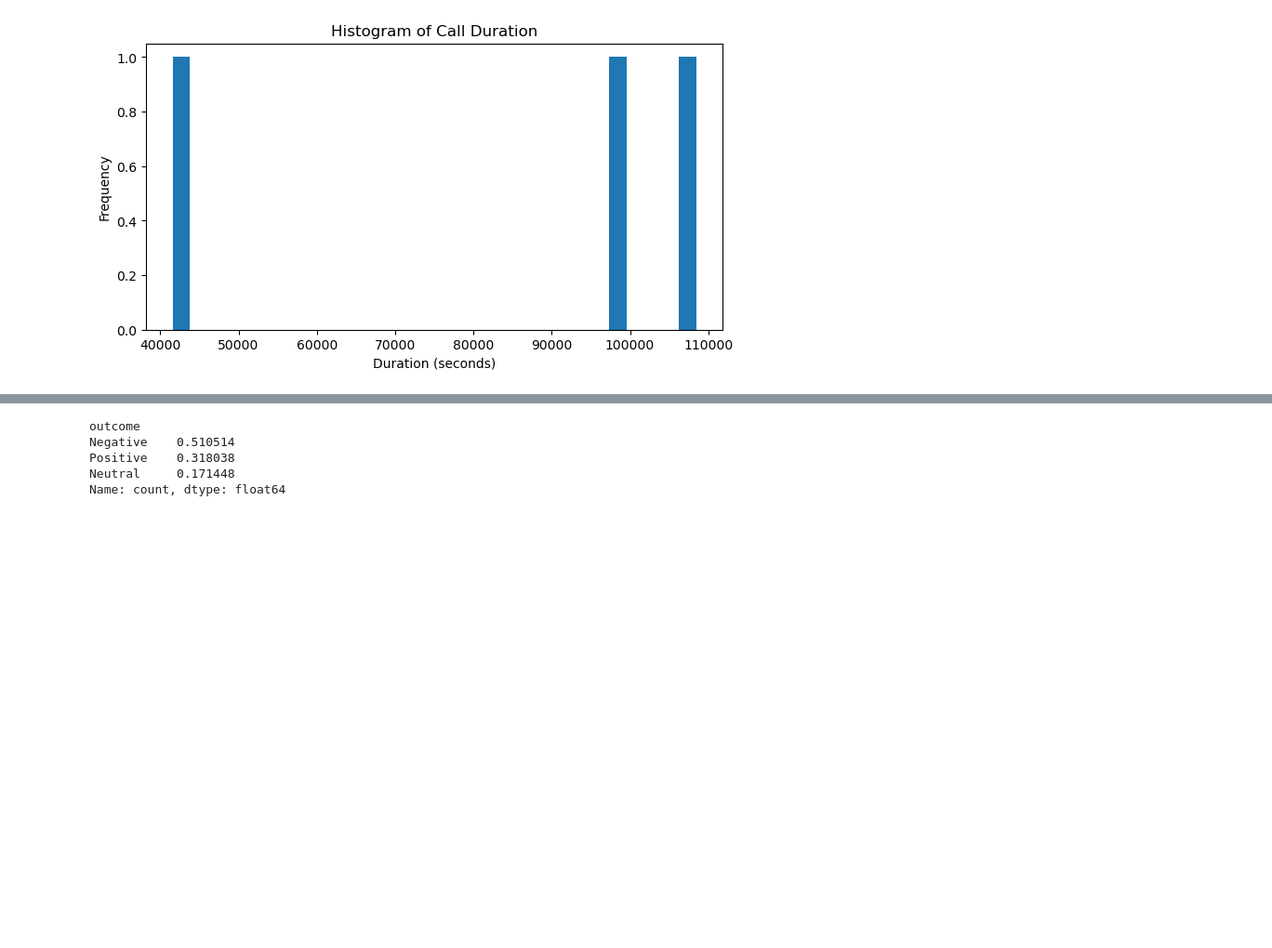
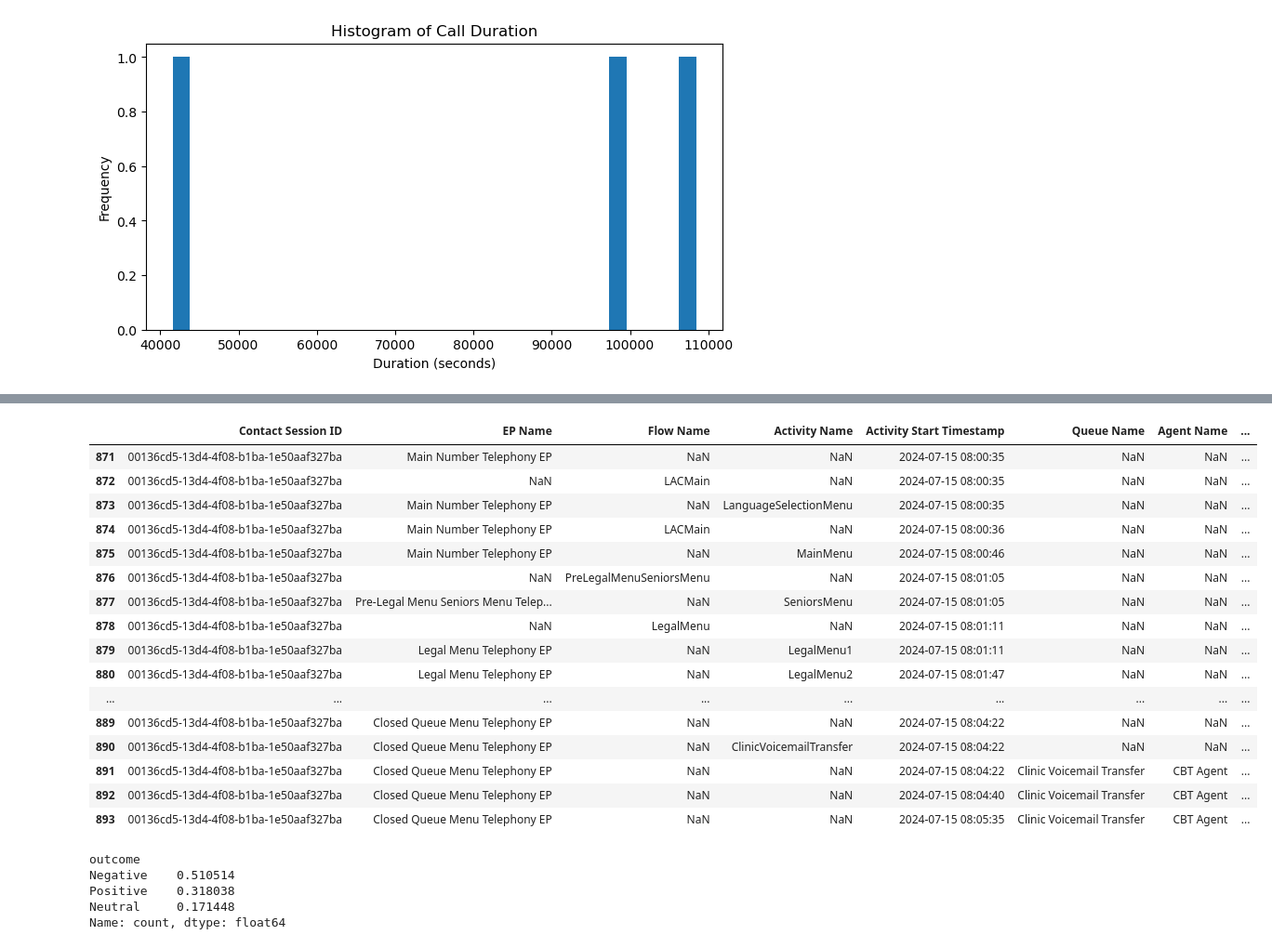
Before and after one commit to arvindkrishna87/STAT390_LegalAid_Fall2025, a Jupyter notebook: Internal work of Teams/Krish/caller_type_tag.ipynb, the cells around one changed output, grey strips where cells are left out. Shown at 93% size. Saved outputs shown, nothing was run; the diff lists cells and outputs as text; code cells hidden in the pictures; blank space fills up the shorter version.

```diff
--- a/Internal work of Teams/Krish/caller_type_tag.ipynb
+++ b/Internal work of Teams/Krish/caller_type_tag.ipynb
@@ -26,6 +26,8 @@ df_main
 i=0
 for f in files:
     i = i + 1
+    if i == 54:
+        break
     if f.suffix.lower() == ".csv":
         df = pd.read_csv(f, header=2, dtype=str, engine="python", skip_blank_lines=False)
     else:  # .xlsx
@@ -590,0 +634,31 @@ last_act.loc[last_act['Activity Name'] == 'GetLoggedInSubSeniorTenantSPAgents',
+# %%
+df = all_data.copy()
+# %%
+special_eps = [
+    "Closed Queue Menu Telephony EP",
+    "Courtesy Callback Telephony EP",
+    "All LAC Queues Telephony EP"
+]
+
+def get_final_ep(group):
+    # Drop missing EP names
+    ep = group["EP Name"].dropna()
+    if ep.empty:
+        return np.nan
+
+    # Walk upward from the bottom
+    for ep_name in reversed(ep.tolist()):
+        if ep_name not in special_eps:
+            return ep_name
+
+    # If EVERYTHING is a special EP → return the last EP anyway
+    return ep.iloc[-1]
+
+# Apply per Contact Session ID
+final_ep_per_session = (
+    df.groupby("Contact Session ID", as_index=False)
+      .apply(lambda g: pd.Series({"Final EP Name": get_final_ep(g)}))
+)
+
+# Optional: merge back to original df
+df = df.merge(final_ep_per_session, on="Contact Session ID", how="left")
@@ -591,3 +1106,23 @@ last_act.loc[last_act['Activity Name'] == 'GetLoggedInSubSeniorTenantSPAgents',
+# %%
+custdata(final_ep_per_session.loc[final_ep_per_session['Final EP Name'] == 'All LAC Queues Telephony EP','Contact Session ID'].unique()[2])
+# %% [output]
+|  | Contact Session ID | EP Name | Flow Name | Activity Name | Activity Start Timestamp | Queue Name | Agent Name | ... |
+| 871 | 00136cd5-13d4-4f08-b1ba-1e50aaf327ba | Main Number Telephony EP | NaN | NaN | 2024-07-15 08:00:35 | NaN | NaN | ... |
+| 872 | 00136cd5-13d4-4f08-b1ba-1e50aaf327ba | NaN | LACMain | NaN | 2024-07-15 08:00:35 | NaN | NaN | ... |
+| 873 | 00136cd5-13d4-4f08-b1ba-1e50aaf327ba | Main Number Telephony EP | NaN | LanguageSelectionMenu | 2024-07-15 08:00:35 | NaN | NaN | ... |
+| 874 | 00136cd5-13d4-4f08-b1ba-1e50aaf327ba | Main Number Telephony EP | LACMain | NaN | 2024-07-15 08:00:36 | NaN | NaN | ... |
+| 875 | 00136cd5-13d4-4f08-b1ba-1e50aaf327ba | Main Number Telephony EP | NaN | MainMenu | 2024-07-15 08:00:46 | NaN | NaN | ... |
+| 876 | 00136cd5-13d4-4f08-b1ba-1e50aaf327ba | NaN | PreLegalMenuSeniorsMenu | NaN | 2024-07-15 08:01:05 | NaN | NaN | ... |
+| 877 | 00136cd5-13d4-4f08-b1ba-1e50aaf327ba | Pre-Legal Menu Seniors Menu Telep... | NaN | SeniorsMenu | 2024-07-15 08:01:05 | NaN | NaN | ... |
+| 878 | 00136cd5-13d4-4f08-b1ba-1e50aaf327ba | NaN | LegalMenu | NaN | 2024-07-15 08:01:11 | NaN | NaN | ... |
+| 879 | 00136cd5-13d4-4f08-b1ba-1e50aaf327ba | Legal Menu Telephony EP | NaN | LegalMenu1 | 2024-07-15 08:01:11 | NaN | NaN | ... |
+| 880 | 00136cd5-13d4-4f08-b1ba-1e50aaf327ba | Legal Menu Telephony EP | NaN | LegalMenu2 | 2024-07-15 08:01:47 | NaN | NaN | ... |
+| ... | ... | ... | ... | ... | ... | ... | ... | ... |
+| 889 | 00136cd5-13d4-4f08-b1ba-1e50aaf327ba | Closed Queue Menu Telephony EP | NaN | NaN | 2024-07-15 08:04:22 | NaN | NaN | ... |
+| 890 | 00136cd5-13d4-4f08-b1ba-1e50aaf327ba | Closed Queue Menu Telephony EP | NaN | ClinicVoicemailTransfer | 2024-07-15 08:04:22 | NaN | NaN | ... |
+| 891 | 00136cd5-13d4-4f08-b1ba-1e50aaf327ba | Closed Queue Menu Telephony EP | NaN | NaN | 2024-07-15 08:04:22 | Clinic Voicemail Transfer | CBT Agent | ... |
+| 892 | 00136cd5-13d4-4f08-b1ba-1e50aaf327ba | Closed Queue Menu Telephony EP | NaN | NaN | 2024-07-15 08:04:40 | Clinic Voicemail Transfer | CBT Agent | ... |
+| 893 | 00136cd5-13d4-4f08-b1ba-1e50aaf327ba | Closed Queue Menu Telephony EP | NaN | NaN | 2024-07-15 08:05:35 | Clinic Voicemail Transfer | CBT Agent | ... |
 # %%
 last_act['outcome'].value_counts()/last_act['outcome'].value_counts().sum()
 # %% [output]
```
Also changed, not shown: parts of 44 cells of this notebook.
